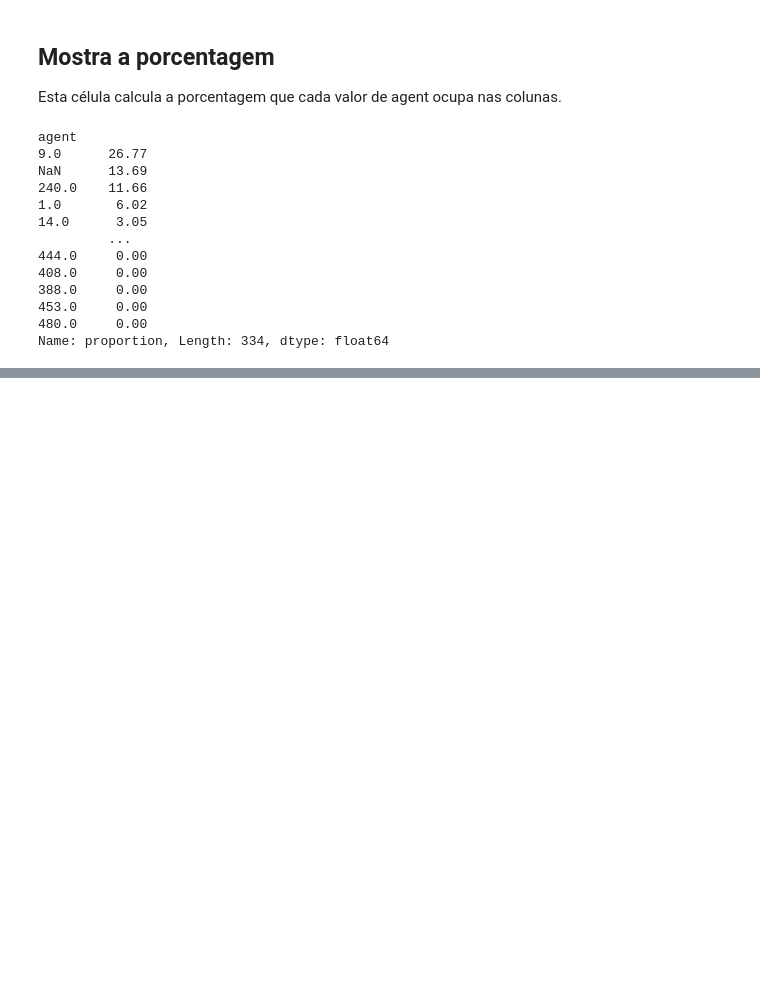
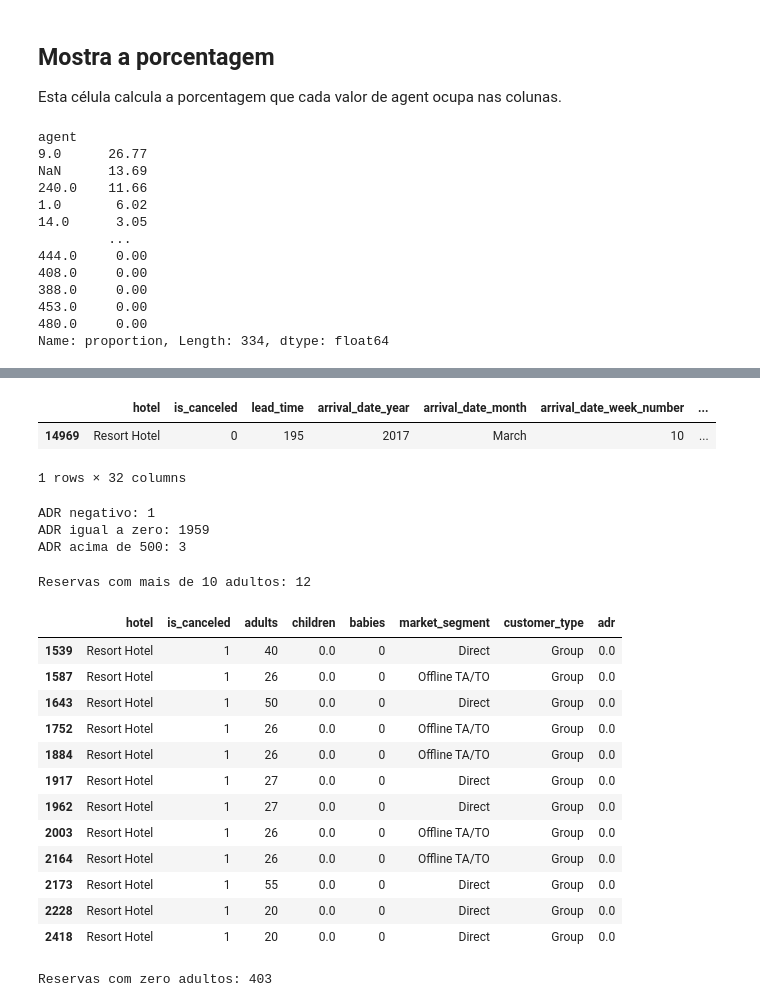
Before and after one commit to Gustazx22/projetodataset, a Jupyter notebook: projeto.ipynb, the cells around one changed output, grey strips where cells are left out. Drawn from its saved outputs; the diff is of its cells as text; code cells hidden in the pictures; blank space fills up the shorter version.

```diff
--- a/projeto.ipynb
+++ b/projeto.ipynb
@@ -213,0 +354,43 @@ Name: proportion, Length: 334, dtype: float64
+# %%
+df[df["adr"] < 0]
+# %% [output]
+|  | hotel | is_canceled | lead_time | arrival_date_year | arrival_date_month | arrival_date_week_number | ... |
+| 14969 | Resort Hotel | 0 | 195 | 2017 | March | 10 | ... |
+1 rows × 32 columns
+# %%
+print("ADR negativo:", (df["adr"] < 0).sum())
+
+print("ADR igual a zero:", (df["adr"] == 0).sum())
+
+print("ADR acima de 500:", (df["adr"] > 500).sum())
+# %% [output]
+ADR negativo: 1
+ADR igual a zero: 1959
+ADR acima de 500: 3
+# %%
+print("Reservas com mais de 10 adultos:", (df["adults"] > 10).sum())
+# %% [output]
+Reservas com mais de 10 adultos: 12
+# %%
+df[df["adults"] > 10][
+    ["hotel", "is_canceled", "adults", "children", "babies",
+     "market_segment", "customer_type", "adr"]
+]
+# %% [output]
+|  | hotel | is_canceled | adults | children | babies | market_segment | customer_type | adr |
+| 1539 | Resort Hotel | 1 | 40 | 0.0 | 0 | Direct | Group | 0.0 |
+| 1587 | Resort Hotel | 1 | 26 | 0.0 | 0 | Offline TA/TO | Group | 0.0 |
+| 1643 | Resort Hotel | 1 | 50 | 0.0 | 0 | Direct | Group | 0.0 |
+| 1752 | Resort Hotel | 1 | 26 | 0.0 | 0 | Offline TA/TO | Group | 0.0 |
+| 1884 | Resort Hotel | 1 | 26 | 0.0 | 0 | Offline TA/TO | Group | 0.0 |
+| 1917 | Resort Hotel | 1 | 27 | 0.0 | 0 | Direct | Group | 0.0 |
+| 1962 | Resort Hotel | 1 | 27 | 0.0 | 0 | Direct | Group | 0.0 |
+| 2003 | Resort Hotel | 1 | 26 | 0.0 | 0 | Offline TA/TO | Group | 0.0 |
+| 2164 | Resort Hotel | 1 | 26 | 0.0 | 0 | Offline TA/TO | Group | 0.0 |
+| 2173 | Resort Hotel | 1 | 55 | 0.0 | 0 | Direct | Group | 0.0 |
+| 2228 | Resort Hotel | 1 | 20 | 0.0 | 0 | Direct | Group | 0.0 |
+| 2418 | Resort Hotel | 1 | 20 | 0.0 | 0 | Direct | Group | 0.0 |
+# %%
+print("Reservas com zero adultos:", (df["adults"] == 0).sum())
+# %% [output]
+Reservas com zero adultos: 403
```
Also changed, not shown: parts of 53 cells of this notebook.
